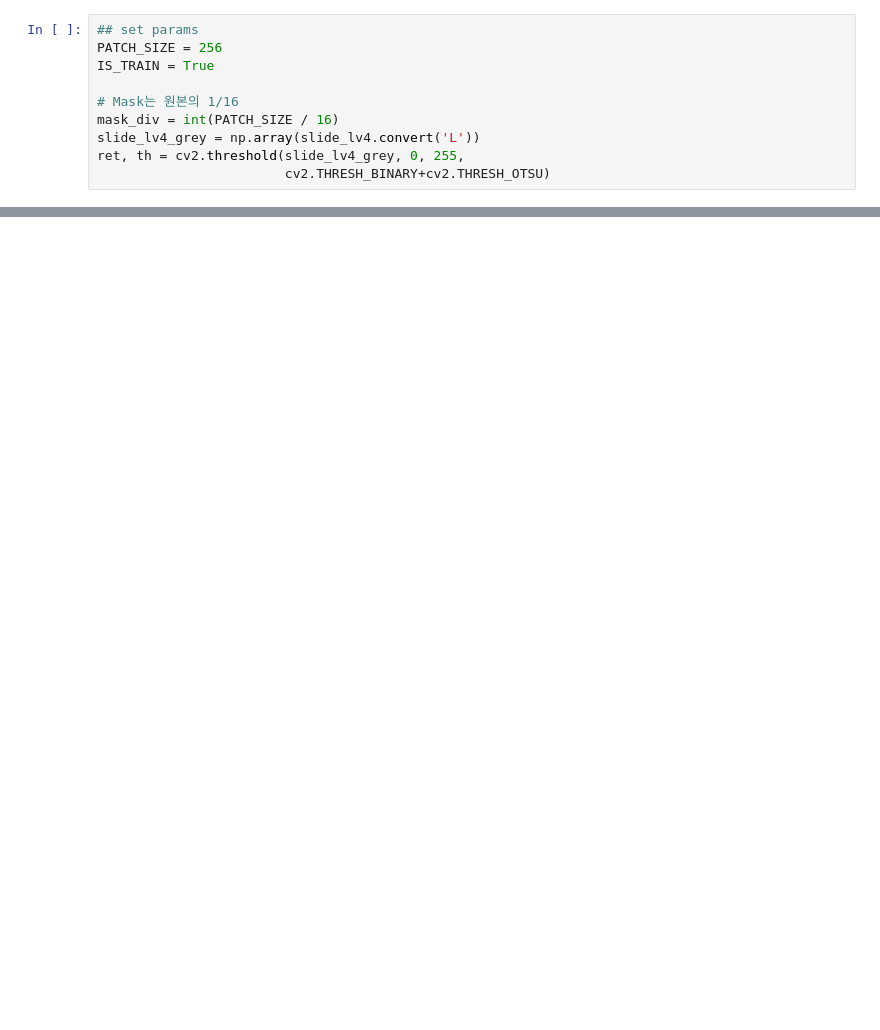
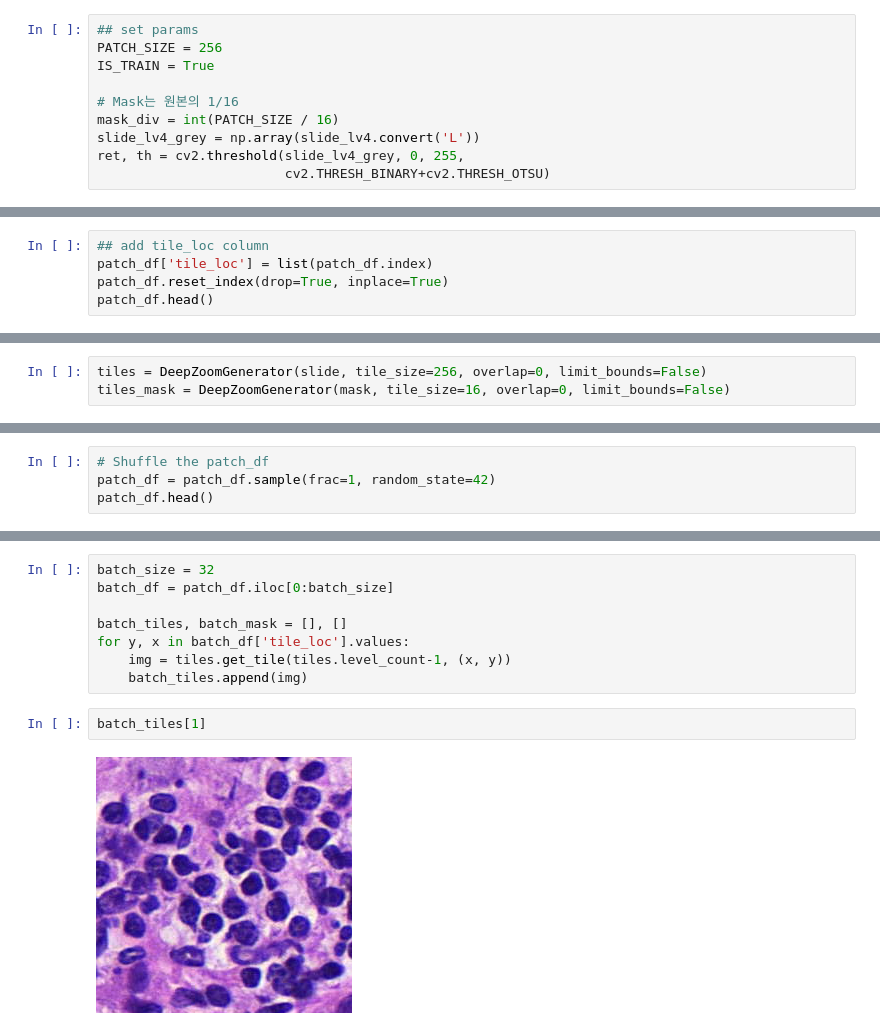
Before and after one commit to Taeu/HeLP-Challenge-Goldenpass, a Jupyter notebook: notebook/model-cjh-ver01.ipynb, the cells around one changed output, grey strips where cells are left out. Drawn from its saved outputs; the diff is of its cells as text; blank space fills up the shorter version.

Commit message:
tile 생성 및 이해 중...

```diff
--- a/notebook/model-cjh-ver01.ipynb
+++ b/notebook/model-cjh-ver01.ipynb
@@ -196,0 +205,5 @@ plt.imshow(th)
+# %%
+## add tile_loc column
+patch_df['tile_loc'] = list(patch_df.index)
+patch_df.reset_index(drop=True, inplace=True)
+patch_df.head()
@@ -196,0 +225,3 @@ plt.imshow(th)
+# %%
+tiles = DeepZoomGenerator(slide, tile_size=256, overlap=0, limit_bounds=False)
+tiles_mask = DeepZoomGenerator(mask, tile_size=16, overlap=0, limit_bounds=False)
@@ -196,0 +234,4 @@ plt.imshow(th)
+# %%
+# Shuffle the patch_df
+patch_df = patch_df.sample(frac=1, random_state=42)
+patch_df.head()
@@ -196,0 +245,12 @@ plt.imshow(th)
+# %%
+batch_size = 32
+batch_df = patch_df.iloc[0:batch_size]
+
+batch_tiles, batch_mask = [], []
+for y, x in batch_df['tile_loc'].values:
+    img = tiles.get_tile(tiles.level_count-1, (x, y))
+    batch_tiles.append(img)
+# %%
+batch_tiles[1]
+# %% [output]
+[figure, added]
```
Also changed, not shown: parts of 21 cells of this notebook, 3 other files.
